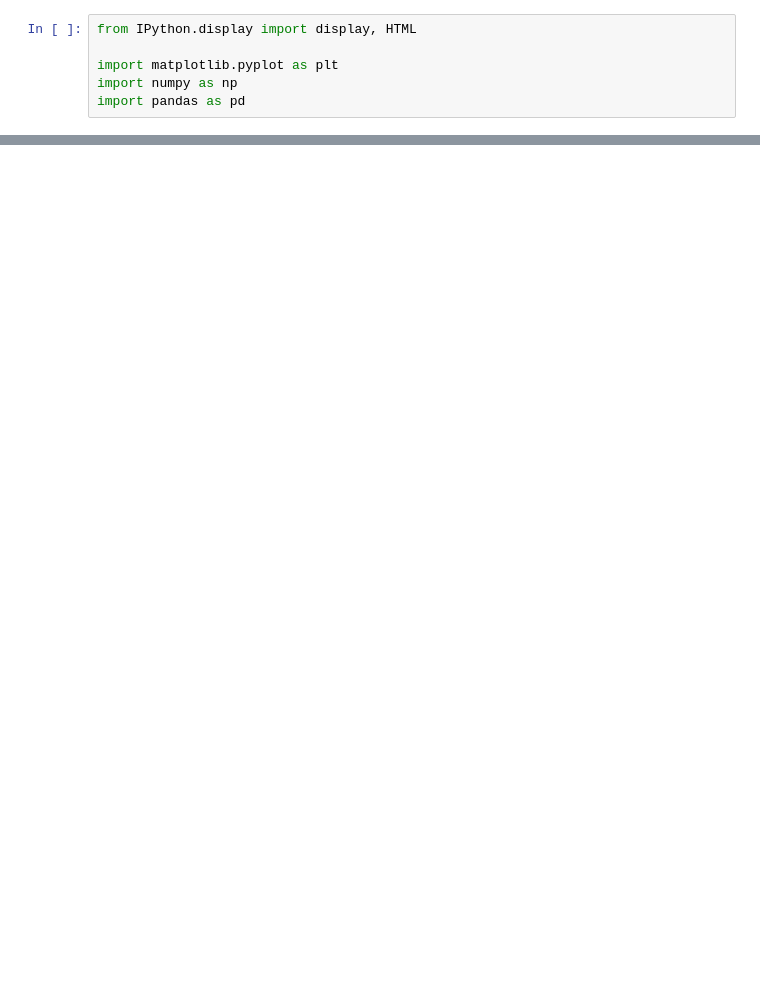
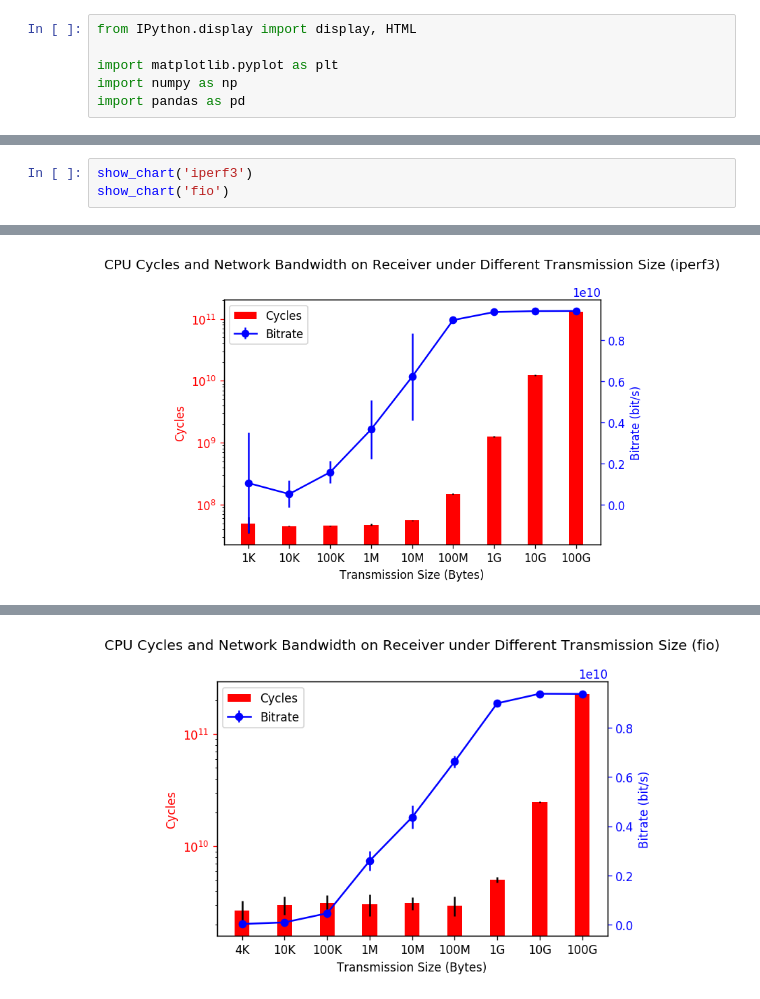
Before and after one commit to ljishen/EuCycles, a Jupyter notebook: visualization.ipynb, the cells around one changed output, grey strips where cells are left out. Drawn from its saved outputs; the diff is of its cells as text; blank space fills up the shorter version.

```diff
--- a/visualization.ipynb
+++ b/visualization.ipynb
@@ -78,0 +66,4 @@ plt.savefig('charts/remote_read_cycles_64K.png', bbox_inches='tight')
+# %%
+show_chart('iperf3')
+show_chart('fio')
+# %% [output]
@@ -78,0 +84 @@ plt.savefig('charts/remote_read_cycles_64K.png', bbox_inches='tight')
+[figure, added]
@@ -78,0 +99 @@ plt.savefig('charts/remote_read_cycles_64K.png', bbox_inches='tight')
+[figure, added]
```
Also changed, not shown: parts of 2 cells of this notebook, 10 other files.
